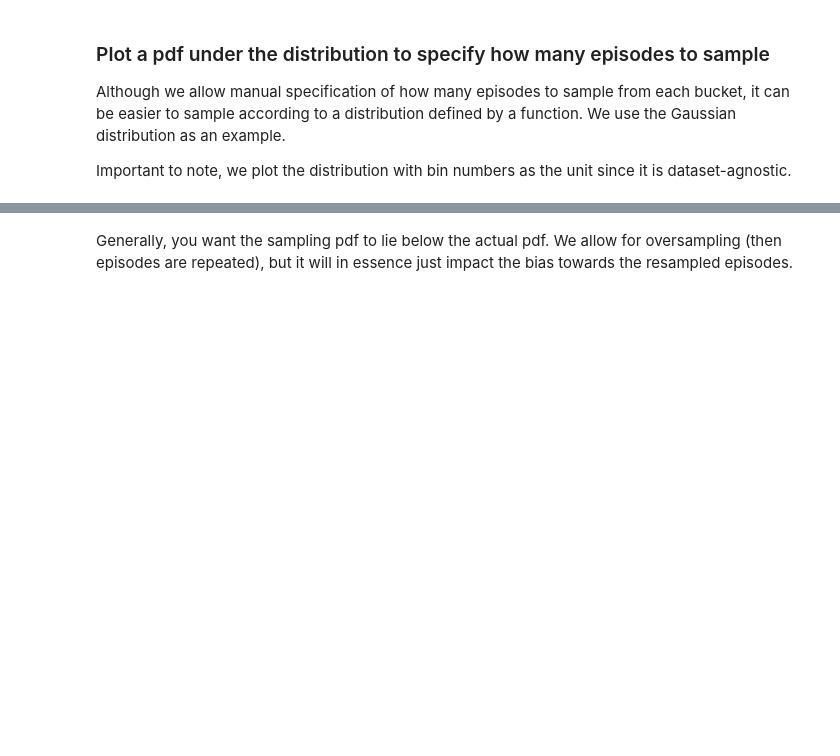
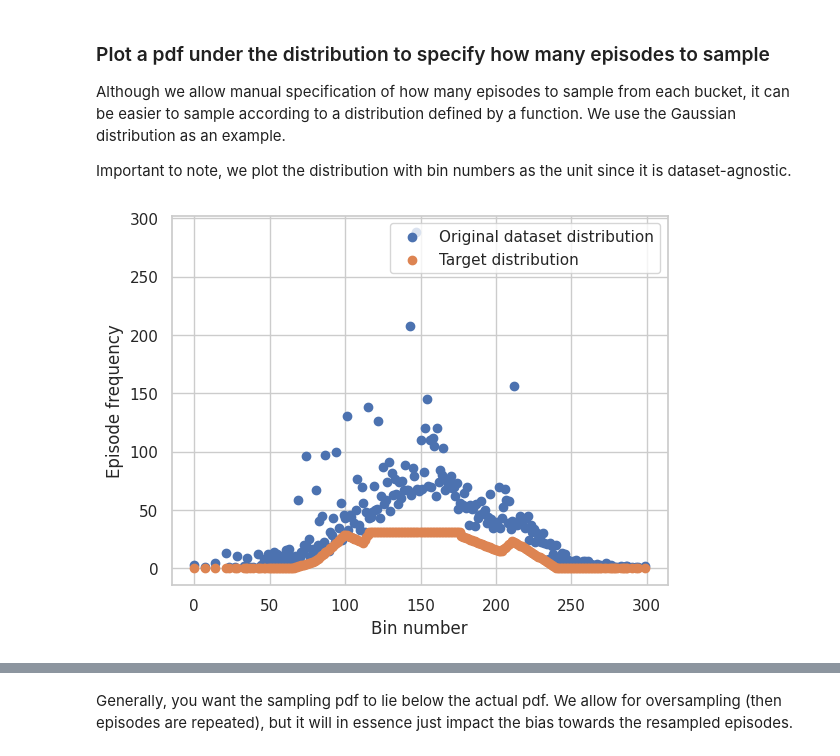
Before and after one commit to instadeepai/og-marl, a Jupyter notebook: examples/manual_dataset_subsampling_demo.ipynb, the cells around one changed output, grey strips where cells are left out. Drawn from its saved outputs; the diff is of its cells as text; code cells hidden in the pictures; blank space fills up the shorter version.

```diff
--- a/examples/manual_dataset_subsampling_demo.ipynb
+++ b/examples/manual_dataset_subsampling_demo.ipynb
@@ -100,3 +149,15 @@ def my_pdf(x_vals,x_shift,std_dev,volume):
+# %%
+# visualise original distribution
+plt.scatter(bar_labels,bar_heights,label='Original dataset distribution')
+tbl_mtn_pdf_vals = tbl_mtn_pdf(bar_labels,4,16,18)
+plt.scatter(bar_labels,tbl_mtn_pdf_vals,label='Target distribution')
+plt.legend()
+plt.ylabel("Episode frequency")
+plt.xlabel("Bin number")
+plt.savefig("pdf_under_dist.pdf",bbox_inches='tight',format='pdf')
+plt.show()
+# %% [output]
+[figure, added]
 # %%
 # visualise original distribution
 plt.scatter(bar_labels,bar_heights)
```
Also changed, not shown: parts of 5 cells of this notebook, 1 other file.
